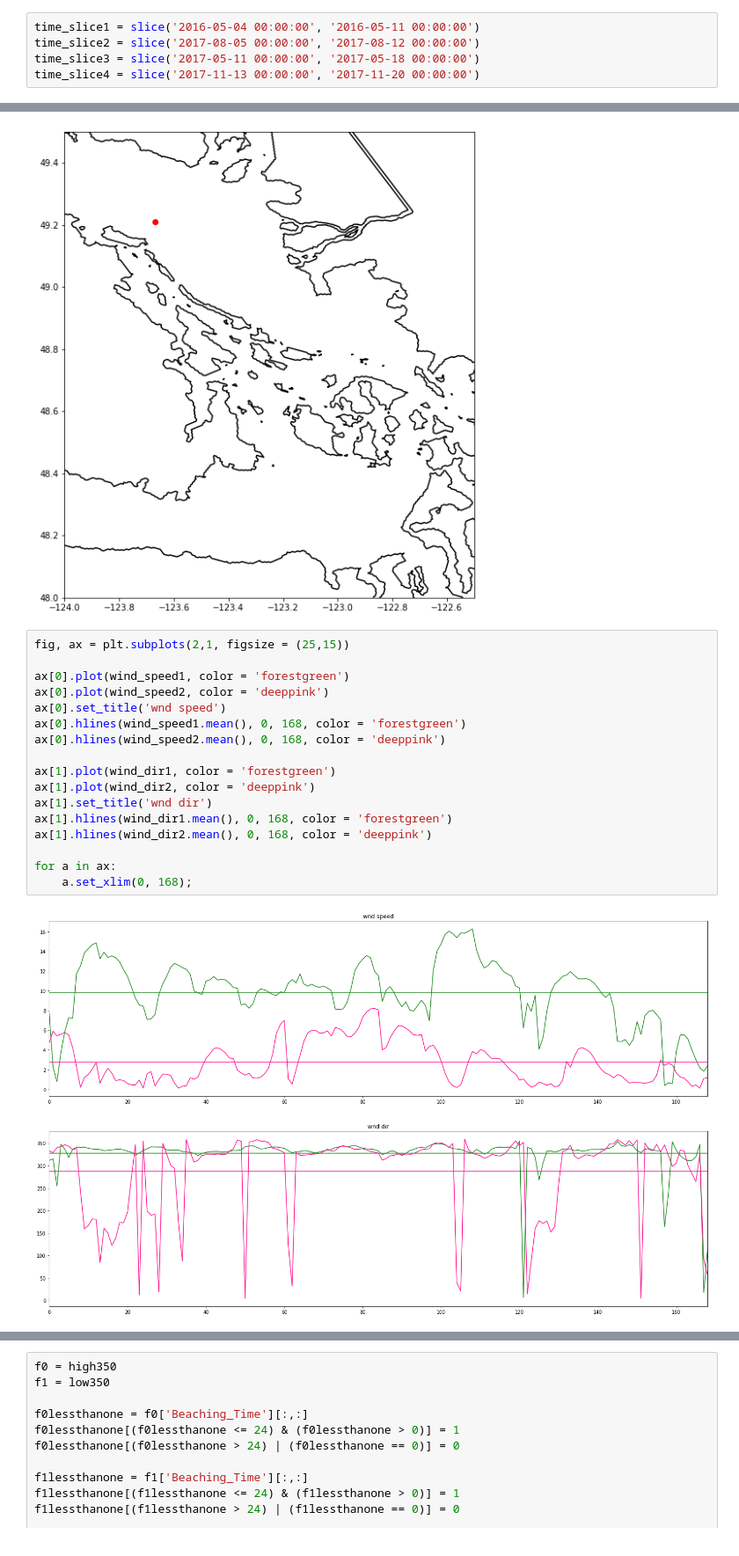
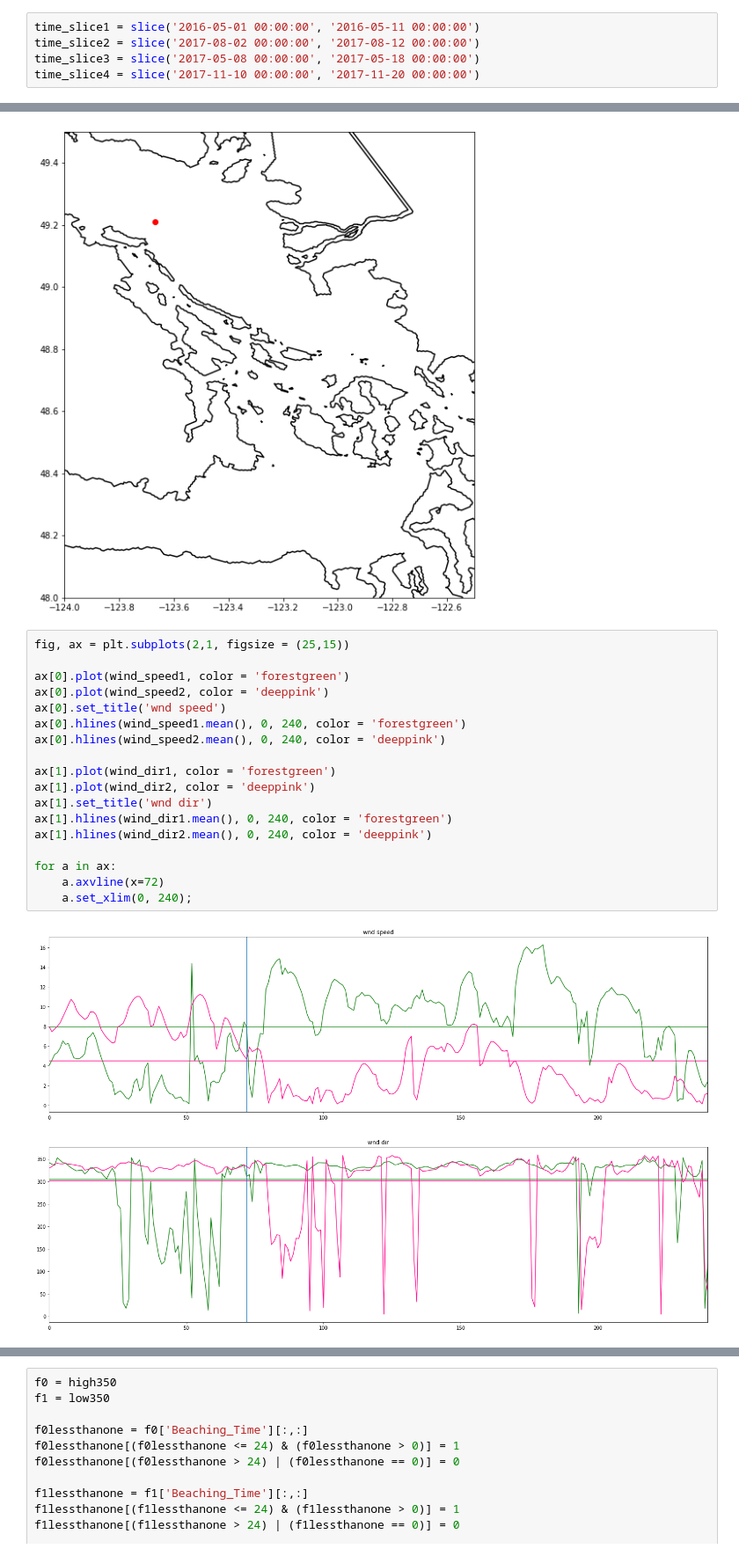
Before and after one commit to SalishSeaCast/analysis-vicky, a Jupyter notebook: notebooks/DiffWindsSameStrat.ipynb, the cells around one changed output, grey strips where cells are left out. Shown at 88% size. Saved outputs shown, nothing was run; the diff lists cells and outputs as text.

```diff
--- a/notebooks/DiffWindsSameStrat.ipynb
+++ b/notebooks/DiffWindsSameStrat.ipynb
@@ -72,10 +72,10 @@ geo_tools.find_closest_model_point(-123.67, 49.21, X, Y)
 # %%
 wind_data = xr.open_dataset('https://salishsea.eos.ubc.ca/erddap/griddap/ubcSSaSurfaceAtmosphereFieldsV1')
 # %%
-time_slice1 = slice('2016-05-04 00:00:00', '2016-05-11 00:00:00')
-time_slice2 = slice('2017-08-05 00:00:00', '2017-08-12 00:00:00')
-time_slice3 = slice('2017-05-11 00:00:00', '2017-05-18 00:00:00')
-time_slice4 = slice('2017-11-13 00:00:00', '2017-11-20 00:00:00')
+time_slice1 = slice('2016-05-01 00:00:00', '2016-05-11 00:00:00')
+time_slice2 = slice('2017-08-02 00:00:00', '2017-08-12 00:00:00')
+time_slice3 = slice('2017-05-08 00:00:00', '2017-05-18 00:00:00')
+time_slice4 = slice('2017-11-10 00:00:00', '2017-11-20 00:00:00')
 # %%
 Yind = 143
 Xind = 141
@@ -114,19 +114,20 @@ viz_tools.set_aspect(ax, coords = 'map');
 # %%
 fig, ax = plt.subplots(2,1, figsize = (25,15))
 
 ax[0].plot(wind_speed1, color = 'forestgreen')
 ax[0].plot(wind_speed2, color = 'deeppink')
 ax[0].set_title('wnd speed')
-ax[0].hlines(wind_speed1.mean(), 0, 168, color = 'forestgreen')
-ax[0].hlines(wind_speed2.mean(), 0, 168, color = 'deeppink')
+ax[0].hlines(wind_speed1.mean(), 0, 240, color = 'forestgreen')
+ax[0].hlines(wind_speed2.mean(), 0, 240, color = 'deeppink')
 
 ax[1].plot(wind_dir1, color = 'forestgreen')
 ax[1].plot(wind_dir2, color = 'deeppink')
 ax[1].set_title('wnd dir')
-ax[1].hlines(wind_dir1.mean(), 0, 168, color = 'forestgreen')
-ax[1].hlines(wind_dir2.mean(), 0, 168, color = 'deeppink')
+ax[1].hlines(wind_dir1.mean(), 0, 240, color = 'forestgreen')
+ax[1].hlines(wind_dir2.mean(), 0, 240, color = 'deeppink')
 
 for a in ax:
-    a.set_xlim(0, 168);
+    a.axvline(x=72)
+    a.set_xlim(0, 240);
 # %% [output]
-[figure, old version]
+[figure, new version]
```
Also changed, not shown: parts of 4 cells of this notebook.
